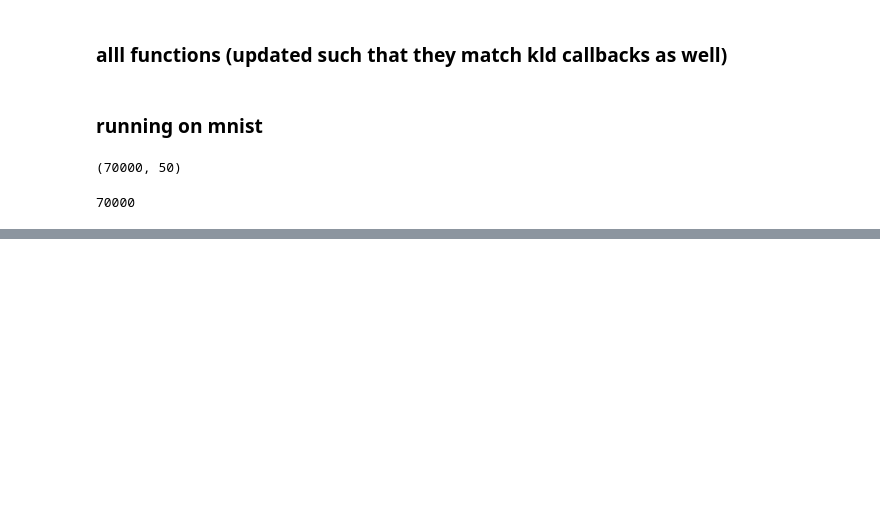
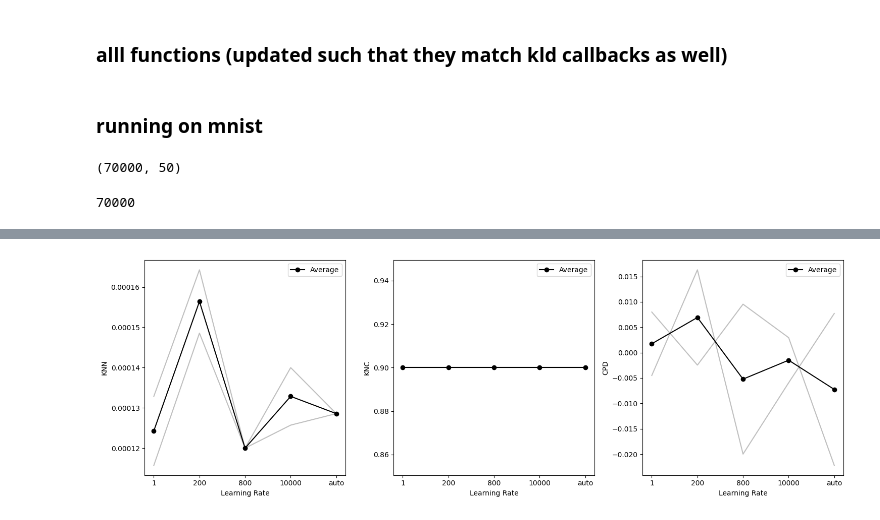
Before and after one commit to giSolve/thesis, a Jupyter notebook: code/notebooks/learning_rate.ipynb, the cells around one changed output, grey strips where cells are left out. Drawn from its saved outputs; the diff is of its cells as text; code cells hidden in the pictures; blank space fills up the shorter version.

```diff
--- a/code/notebooks/learning_rate.ipynb
+++ b/code/notebooks/learning_rate.ipynb
@@ -565,0 +577,6 @@ plot_quality_measures(quality_results)
+# %%
+quality_results2 = average_quality_measures(embedding_dict2, X)
+# %%
+plot_quality_measures(quality_results2)
+# %% [output]
+[figure, added]
```
Also changed, not shown: parts of 6 cells of this notebook.
